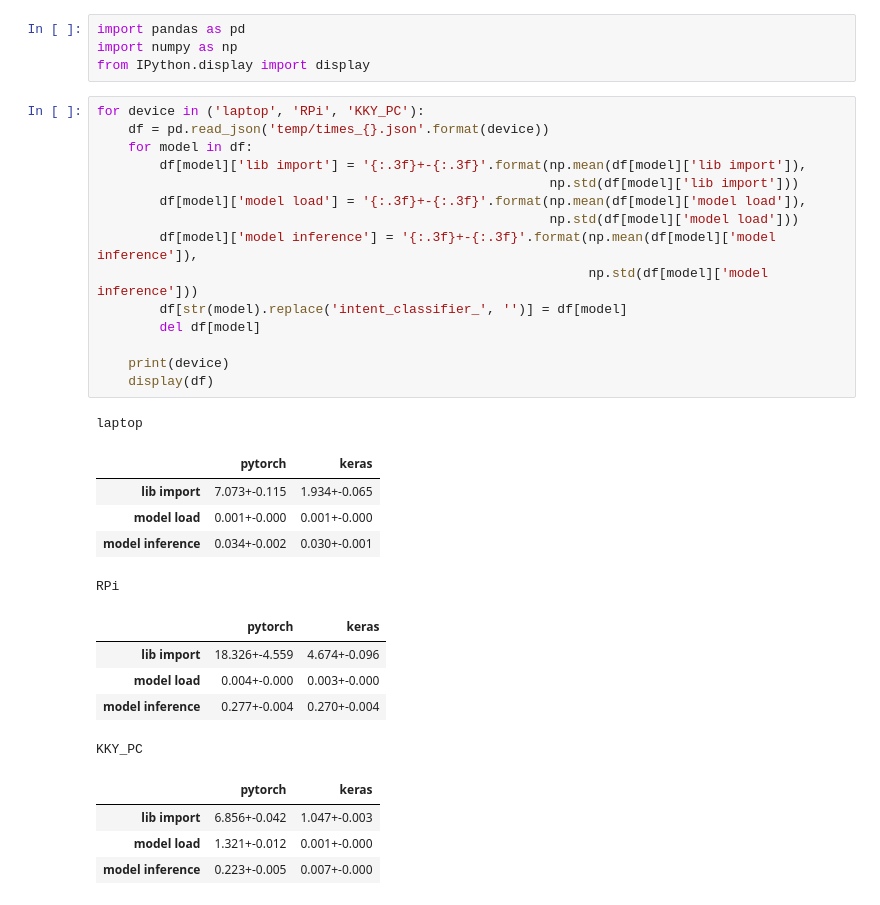
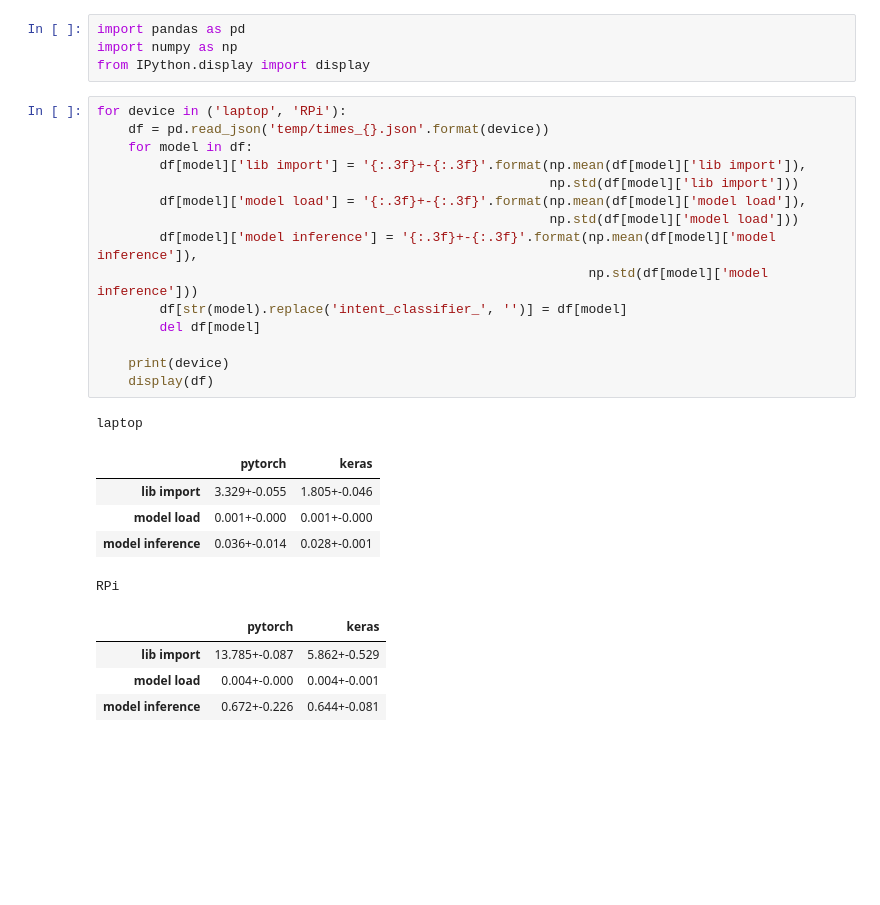
Before and after one commit to Jivl00/KKY_BP, a Jupyter notebook: egs/intents/Intent Classification (text)/time-req-tests/table_of_results.ipynb, the cells around one changed output. Saved outputs shown, nothing was run; the diff lists cells and outputs as text; blank space fills up the shorter version.

```diff
--- a/egs/intents/Intent Classification (text)/time-req-tests/table_of_results.ipynb
+++ b/egs/intents/Intent Classification (text)/time-req-tests/table_of_results.ipynb
@@ -3,33 +3,28 @@ import pandas as pd
 import numpy as np
 from IPython.display import display
 # %%
-for device in ('laptop', 'RPi', 'KKY_PC'):
+for device in ('laptop', 'RPi'):
     df = pd.read_json('temp/times_{}.json'.format(device))
     for model in df:
         df[model]['lib import'] = '{:.3f}+-{:.3f}'.format(np.mean(df[model]['lib import']),
                                                           np.std(df[model]['lib import']))
         df[model]['model load'] = '{:.3f}+-{:.3f}'.format(np.mean(df[model]['model load']),
                                                           np.std(df[model]['model load']))
         df[model]['model inference'] = '{:.3f}+-{:.3f}'.format(np.mean(df[model]['model inference']),
                                                                np.std(df[model]['model inference']))
         df[str(model).replace('intent_classifier_', '')] = df[model]
         del df[model]
 
     print(device)
     display(df)
 # %% [output]
 laptop
 |  | pytorch | keras |
-| lib import | 7.073+-0.115 | 1.934+-0.065 |
+| lib import | 3.329+-0.055 | 1.805+-0.046 |
 | model load | 0.001+-0.000 | 0.001+-0.000 |
-| model inference | 0.034+-0.002 | 0.030+-0.001 |
+| model inference | 0.036+-0.014 | 0.028+-0.001 |
 RPi
 |  | pytorch | keras |
-| lib import | 18.326+-4.559 | 4.674+-0.096 |
-| model load | 0.004+-0.000 | 0.003+-0.000 |
-| model inference | 0.277+-0.004 | 0.270+-0.004 |
+| lib import | 13.785+-0.087 | 5.862+-0.529 |
+| model load | 0.004+-0.000 | 0.004+-0.001 |
+| model inference | 0.672+-0.226 | 0.644+-0.081 |
-KKY_PC
-|  | pytorch | keras |
-| lib import | 6.856+-0.042 | 1.047+-0.003 |
-| model load | 1.321+-0.012 | 0.001+-0.000 |
-| model inference | 0.223+-0.005 | 0.007+-0.000 |
```
Also changed, not shown: parts of 1 cell of this notebook, 49 other files.
